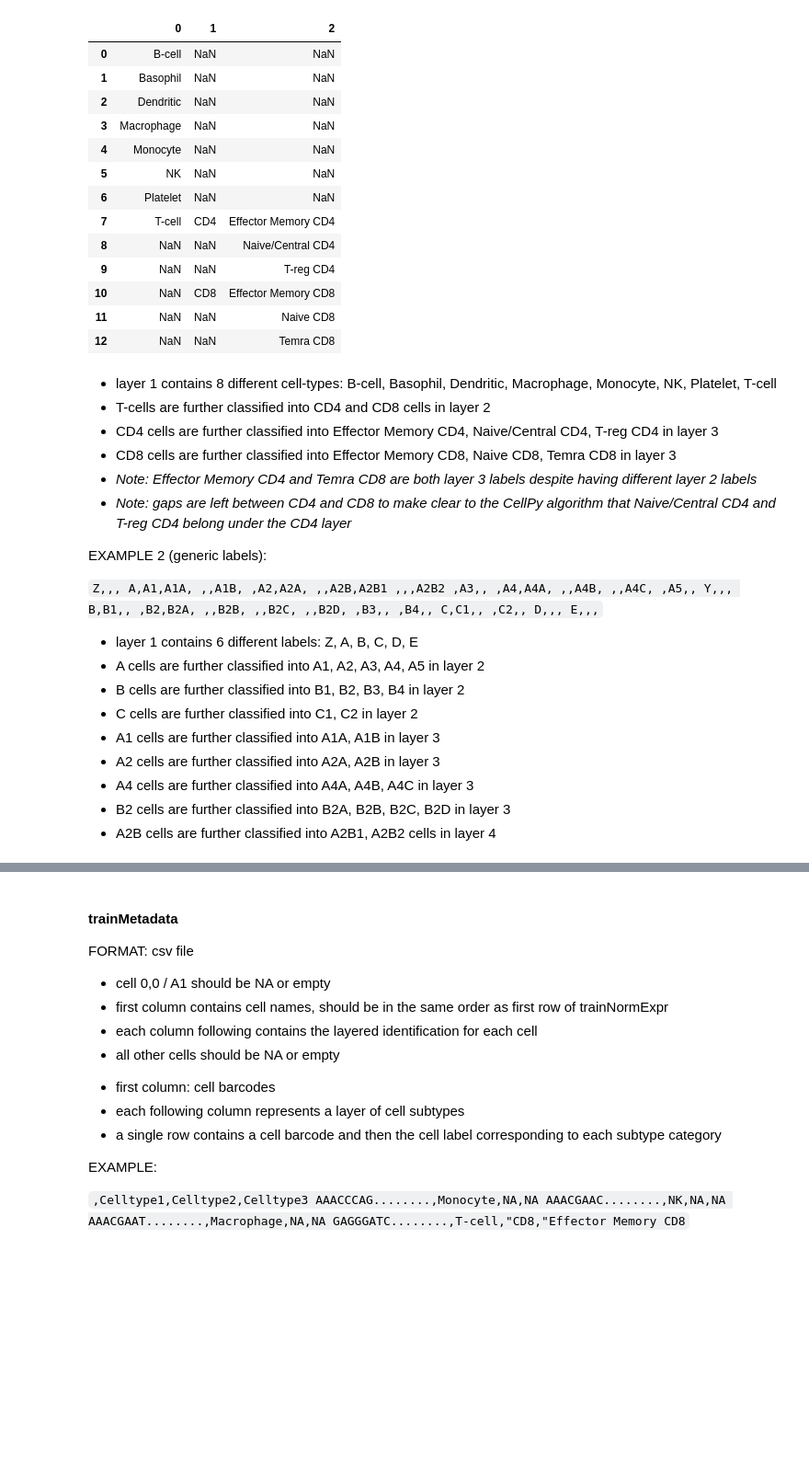
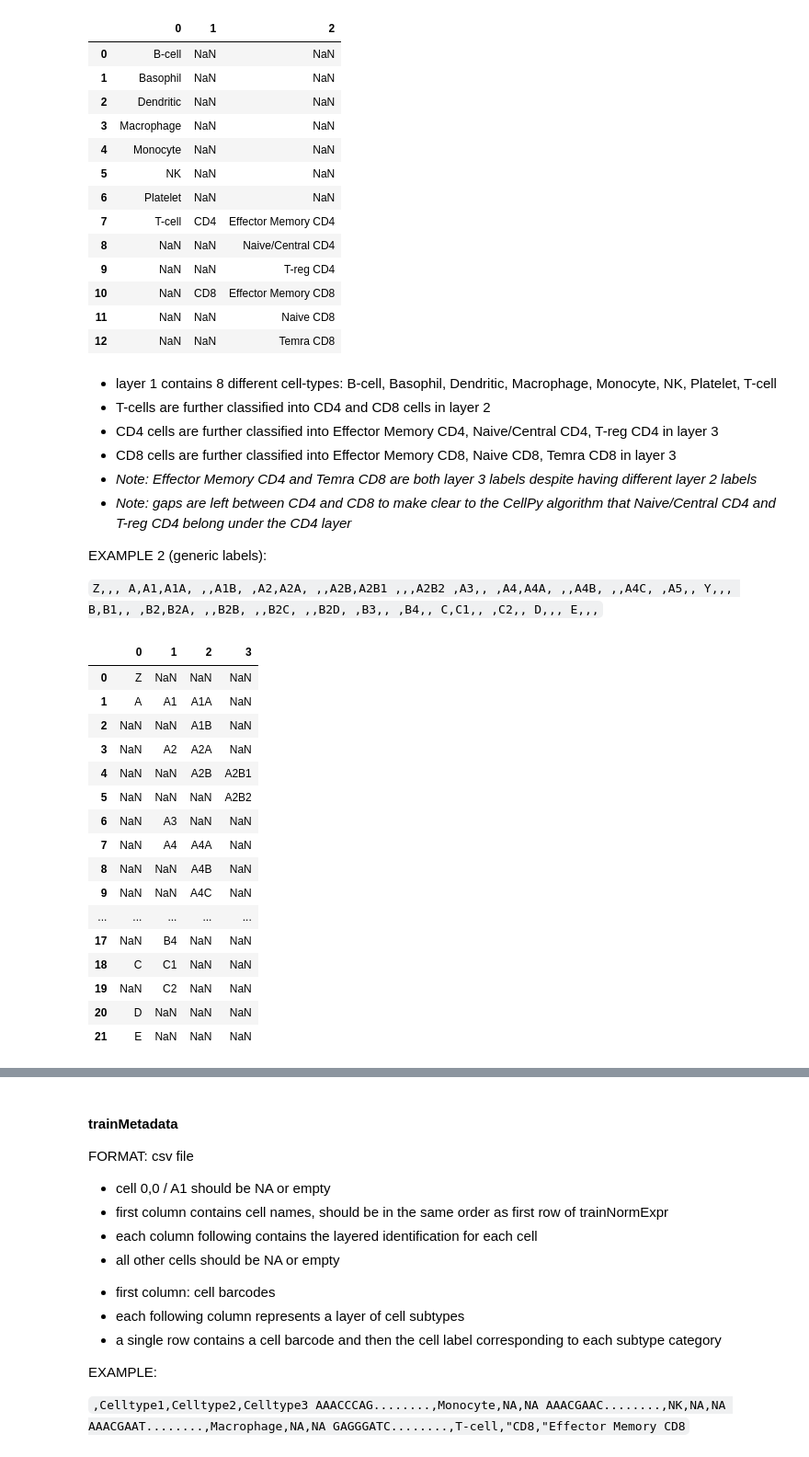
Before and after one commit to devCellPy-Team/devCellPy, a Jupyter notebook: full.ipynb, the cells around one changed output, grey strips where cells are left out. Shown at 92% size. Cells and saved outputs as stored; diff of their text form; code cells hidden in the pictures; blank space fills up the shorter version.

```diff
--- a/full.ipynb
+++ b/full.ipynb
@@ -141,12 +163,25 @@ C,C1,,
 ,C2,,
 D,,,
 E,,,`
--  layer 1 contains 6 different labels: Z, A, B, C, D, E
--  A cells are further classified into A1, A2, A3, A4, A5 in layer 2
--  B cells are further classified into B1, B2, B3, B4 in layer 2
--  C cells are further classified into C1, C2 in layer 2
--  A1 cells are further classified into A1A, A1B in layer 3
--  A2 cells are further classified into A2A, A2B in layer 3
--  A4 cells are further classified into A4A, A4B, A4C in layer 3
--  B2 cells are further classified into B2A, B2B, B2C, B2D in layer 3
--  A2B cells are further classified into A2B1, A2B2 cells in layer 4
+# %%
+#example 2
+labels2 = pd.read_csv("~/Desktop/example2labels.csv", header=None)
+labels2
+# %% [output]
+|  | 0 | 1 | 2 | 3 |
+| 0 | Z | NaN | NaN | NaN |
+| 1 | A | A1 | A1A | NaN |
+| 2 | NaN | NaN | A1B | NaN |
+| 3 | NaN | A2 | A2A | NaN |
+| 4 | NaN | NaN | A2B | A2B1 |
+| 5 | NaN | NaN | NaN | A2B2 |
+| 6 | NaN | A3 | NaN | NaN |
+| 7 | NaN | A4 | A4A | NaN |
+| 8 | NaN | NaN | A4B | NaN |
+| 9 | NaN | NaN | A4C | NaN |
+| ... | ... | ... | ... | ... |
+| 17 | NaN | B4 | NaN | NaN |
+| 18 | C | C1 | NaN | NaN |
+| 19 | NaN | C2 | NaN | NaN |
+| 20 | D | NaN | NaN | NaN |
+| 21 | E | NaN | NaN | NaN |
```
Also changed, not shown: parts of 6 cells of this notebook.
